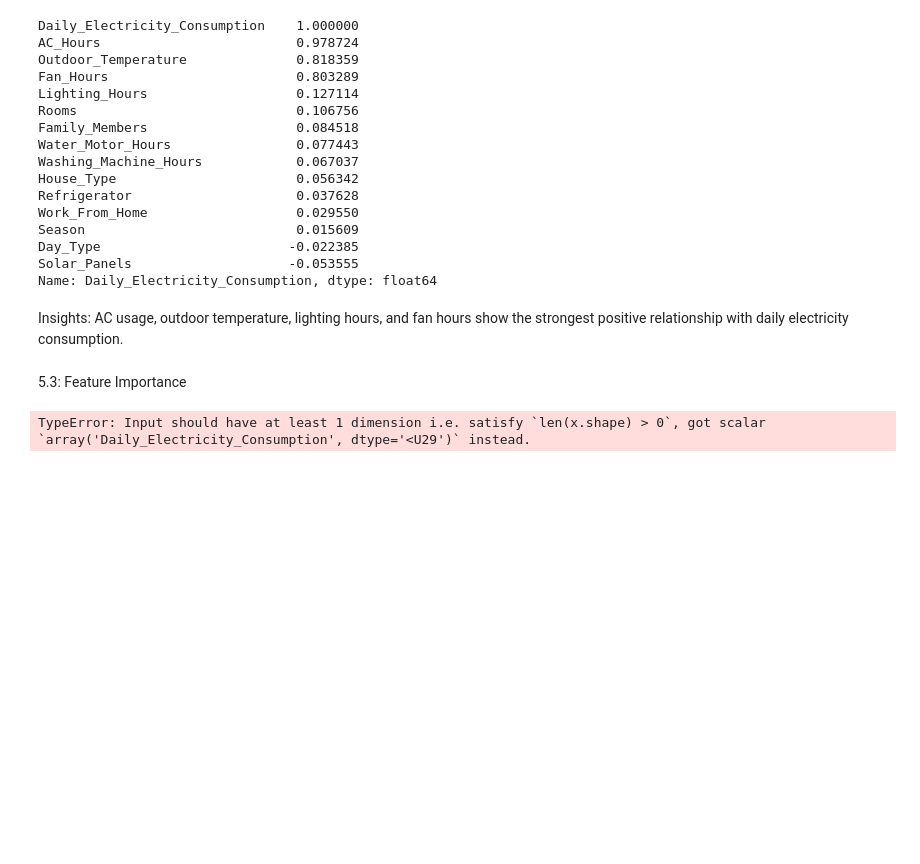
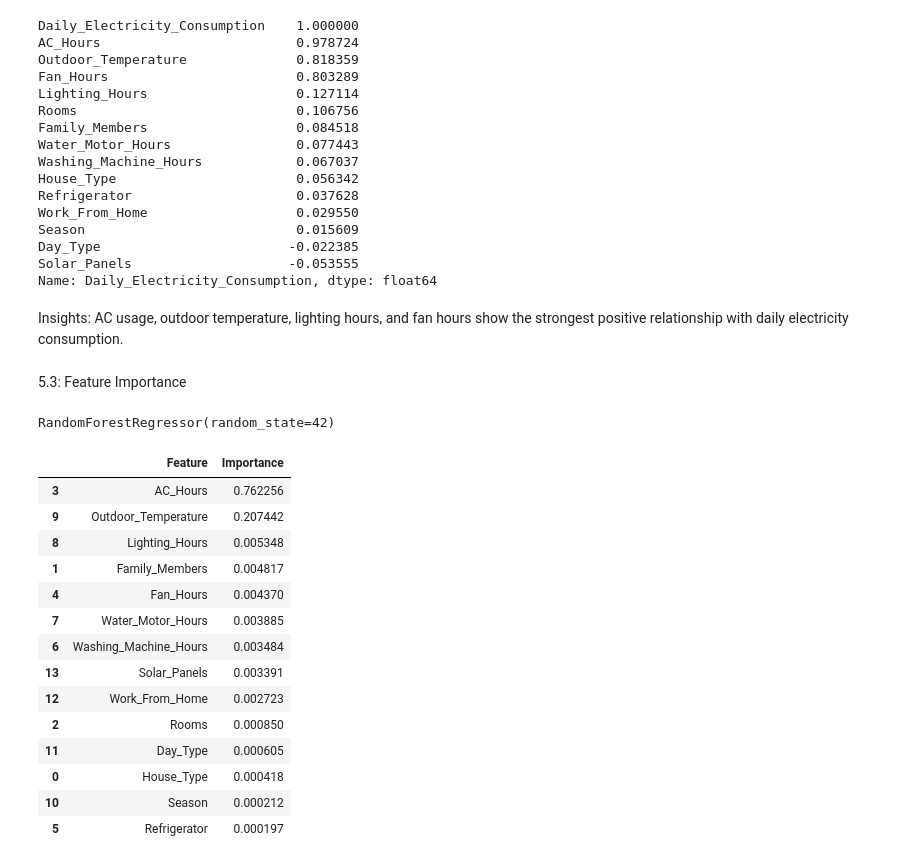
Before and after one commit to mudasir1144/Smart_electricity_consumption, a Jupyter notebook: Smart-Electricity-Consumption/notebooks/01_EDA.ipynb, the cells around one changed output. Drawn from its saved outputs; the diff is of its cells as text; code cells hidden in the pictures; blank space fills up the shorter version.

```diff
--- a/Smart-Electricity-Consumption/notebooks/01_EDA.ipynb
+++ b/Smart-Electricity-Consumption/notebooks/01_EDA.ipynb
@@ -504,6 +504,32 @@ Insights: AC usage, outdoor temperature, lighting hours, and fan hours show the
 from sklearn.ensemble import RandomForestRegressor
 
 rf=RandomForestRegressor(random_state=42)
-rf.fit(X, dataset['Daily_Electricity_Consumption'])
+rf.fit(X,y)
 # %% [output]
-TypeError: Input should have at least 1 dimension i.e. satisfy `len(x.shape) > 0`, got scalar `array('Daily_Electricity_Consumption', dtype='<U29')` instead.
+RandomForestRegressor(random_state=42)
+# %%
+importance =pd.DataFrame({
+    "Feature": X.columns,
+    "Importance":rf.feature_importances_
+})
+importance = importance.sort_values(
+    by= "Importance",
+    ascending=False
+)
+display(importance)
+# %% [output]
+|  | Feature | Importance |
+| 3 | AC_Hours | 0.762256 |
+| 9 | Outdoor_Temperature | 0.207442 |
+| 8 | Lighting_Hours | 0.005348 |
+| 1 | Family_Members | 0.004817 |
+| 4 | Fan_Hours | 0.004370 |
+| 7 | Water_Motor_Hours | 0.003885 |
+| 6 | Washing_Machine_Hours | 0.003484 |
+| 13 | Solar_Panels | 0.003391 |
+| 12 | Work_From_Home | 0.002723 |
+| 2 | Rooms | 0.000850 |
+| 11 | Day_Type | 0.000605 |
+| 0 | House_Type | 0.000418 |
+| 10 | Season | 0.000212 |
+| 5 | Refrigerator | 0.000197 |
```
Also changed, not shown: parts of 6 cells of this notebook, 4 other files.
